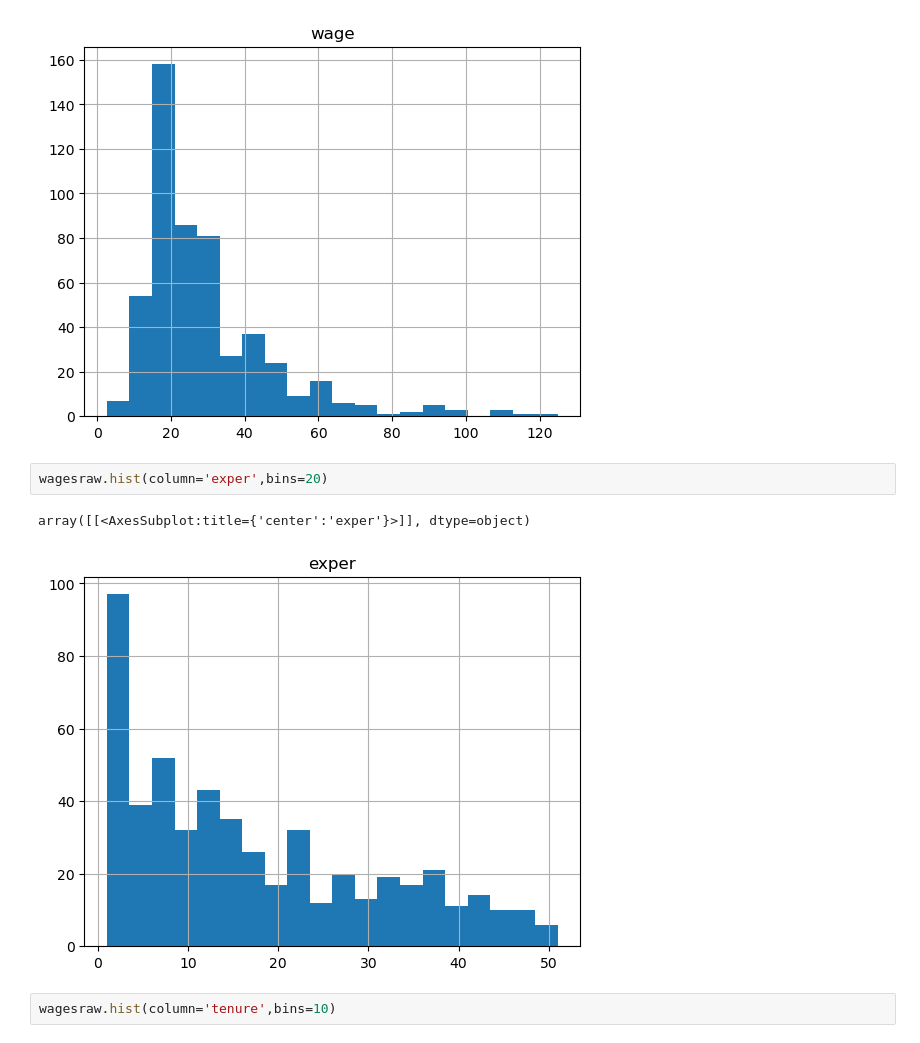
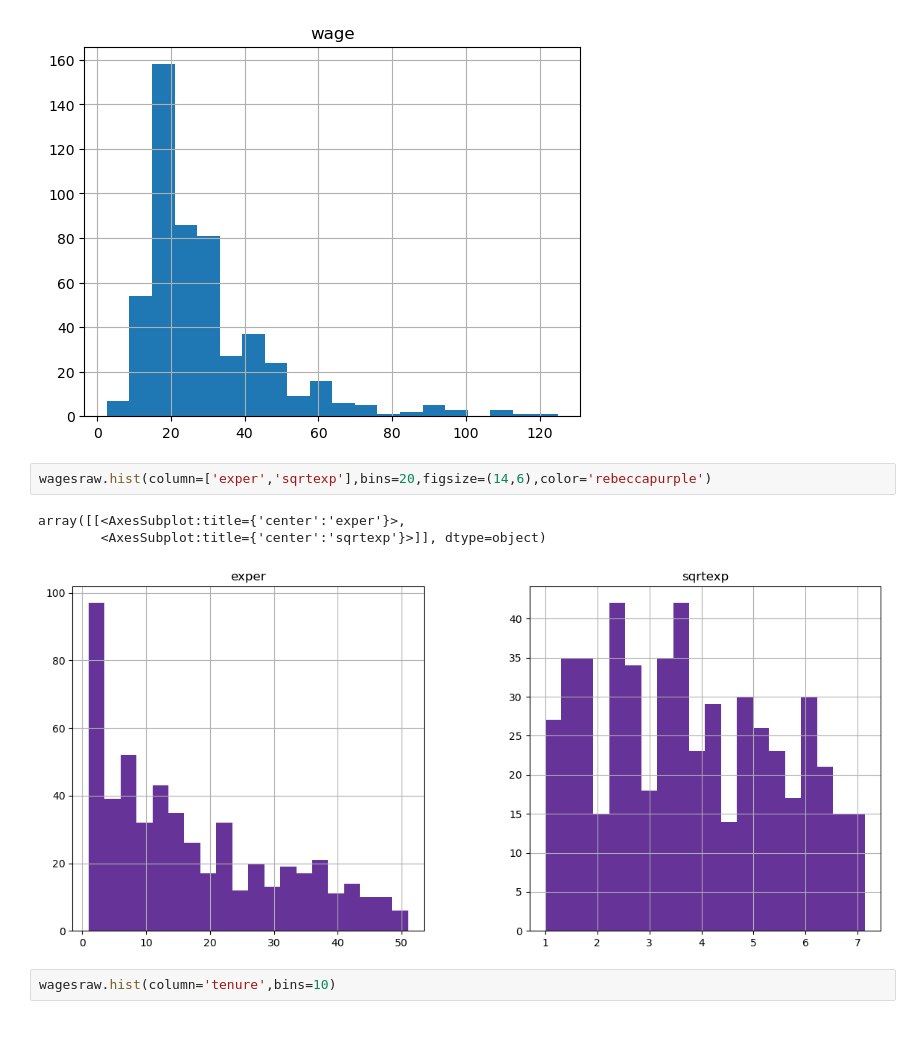
Before and after one commit to phrkyt/ImperialMBA_Regression, a Jupyter notebook: linear_regression.ipynb, the cells around one changed output. Cells and saved outputs as stored; diff of their text form.

```diff
--- a/linear_regression.ipynb
+++ b/linear_regression.ipynb
@@ -86,10 +89,11 @@ wagesraw.hist(column='wage',bins=20)
 array([[<AxesSubplot:title={'center':'wage'}>]], dtype=object)
 [figure]
 # %%
-wagesraw.hist(column='exper',bins=20)
+wagesraw.hist(column=['exper','sqrtexp'],bins=20,figsize=(14,6),color='rebeccapurple')
 # %% [output]
-array([[<AxesSubplot:title={'center':'exper'}>]], dtype=object)
+array([[<AxesSubplot:title={'center':'exper'}>,
+        <AxesSubplot:title={'center':'sqrtexp'}>]], dtype=object)
-[figure, old version]
+[figure, new version]
 # %%
 wagesraw.hist(column='tenure',bins=10)
 # %% [output]
```
Also changed, not shown: parts of 45 cells of this notebook.
